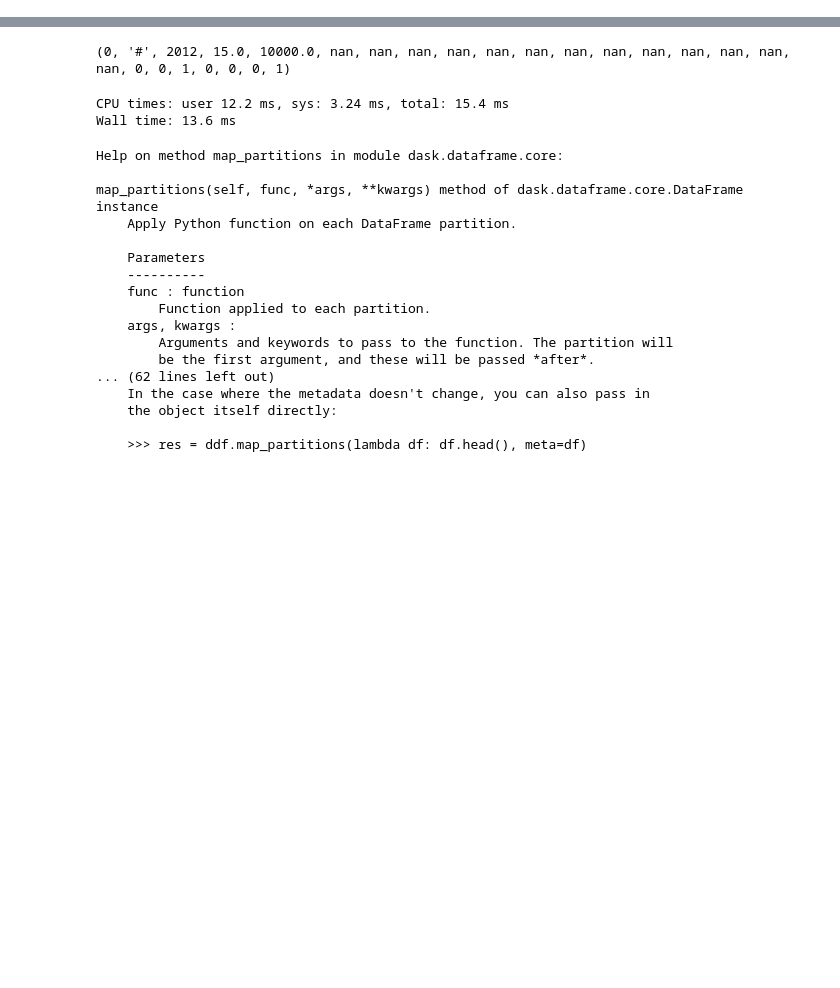
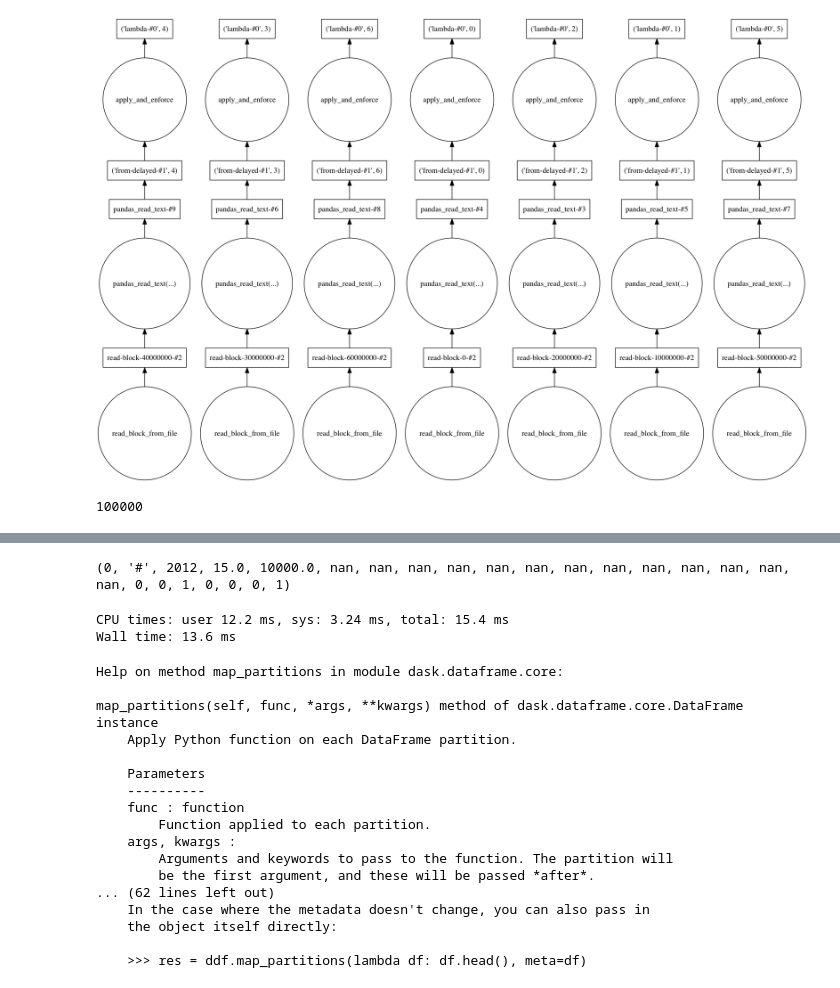
Before and after one commit to kvpradap/dmagellan, a Jupyter notebook: notebooks/mur-try1.ipynb, the cells around one changed output, grey strips where cells are left out. Cells and saved outputs as stored; diff of their text form; code cells hidden in the pictures; blank space fills up the shorter version.

```diff
--- a/notebooks/mur-try1.ipynb
+++ b/notebooks/mur-try1.ipynb
@@ -14 +29,4 @@ p0 = dda.get_partition(0)
+# %%
+with ProgressBar():
+    rng = list(range(len(dda)))
 # %%
@@ -26,0 +36,2 @@ dask.dataframe.core.DataFrame
+# %%
+locs = np.random.choice(rng, size=200000, replace=False)
@@ -26,0 +40,2 @@ dask.dataframe.core.DataFrame
+# %%
+ddf_selected = dda.map_partitions(lambda x: x[x.id.isin(locs)])
@@ -26,0 +49,4 @@ dask.dataframe.core.DataFrame
+# %%
+ddf_selected.visualize()
+# %% [output]
+[figure, added]
@@ -26,0 +55,4 @@ dask.dataframe.core.DataFrame
+# %%
+len(ds)
+# %% [output]
+100000
```
Also changed, not shown: parts of 23 cells of this notebook, 14 other files.
